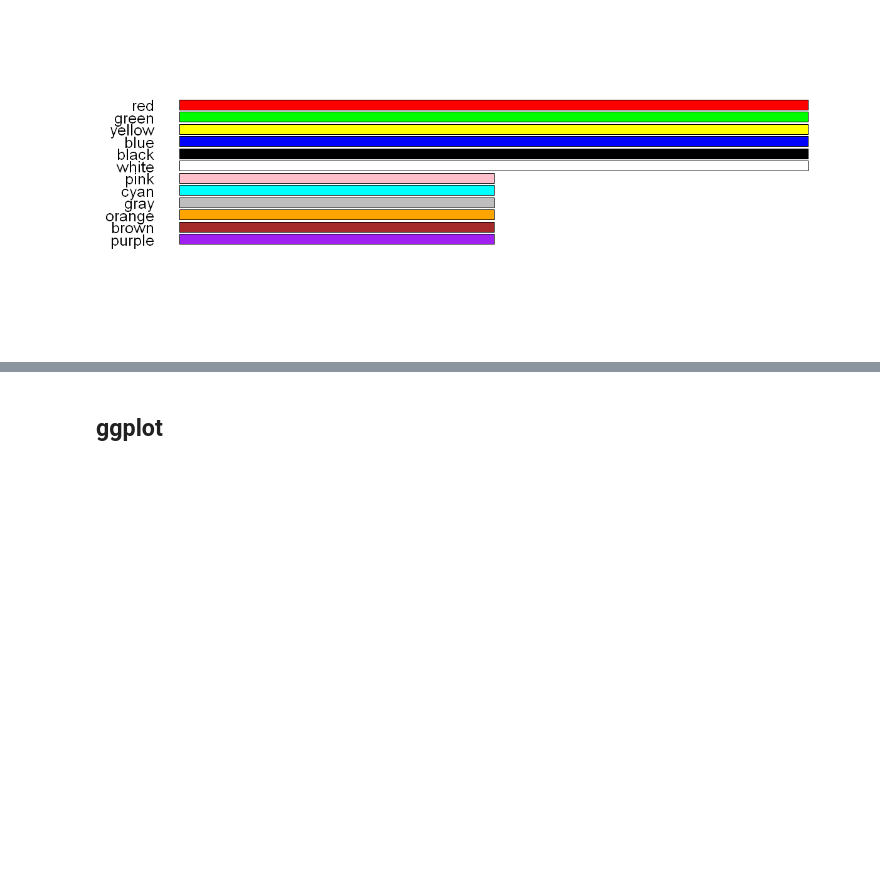
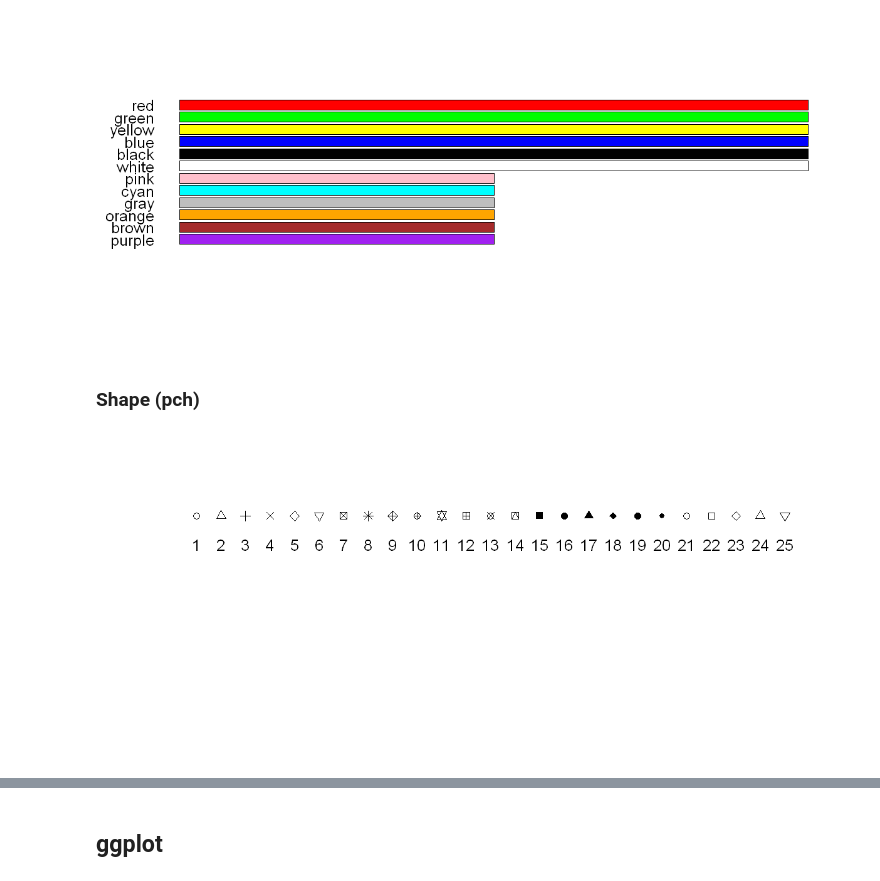
Before and after one commit to yongks/r_book, a Jupyter notebook: 04-visualization.ipynb, the cells around one changed output, grey strips where cells are left out. Cells and saved outputs as stored; diff of their text form; code cells hidden in the pictures; blank space fills up the shorter version.

```diff
--- a/04-visualization.ipynb
+++ b/04-visualization.ipynb
@@ -90,3 +51,10 @@ barplot(
   las = 1)
 # %% [output]
 [figure]
+# %% [markdown]
+### Shape (pch)
+# %%
+plot(1:25,rep(1,25), pch=1:25,
+    text(x = 1:25, y = 0.8, labels = 1:25), axes=FALSE, ylim=c(0,1), xlab="",ylab="")
+# %% [output]
+[figure, added]
```
Also changed, not shown: parts of 77 cells of this notebook, 35 other files.
